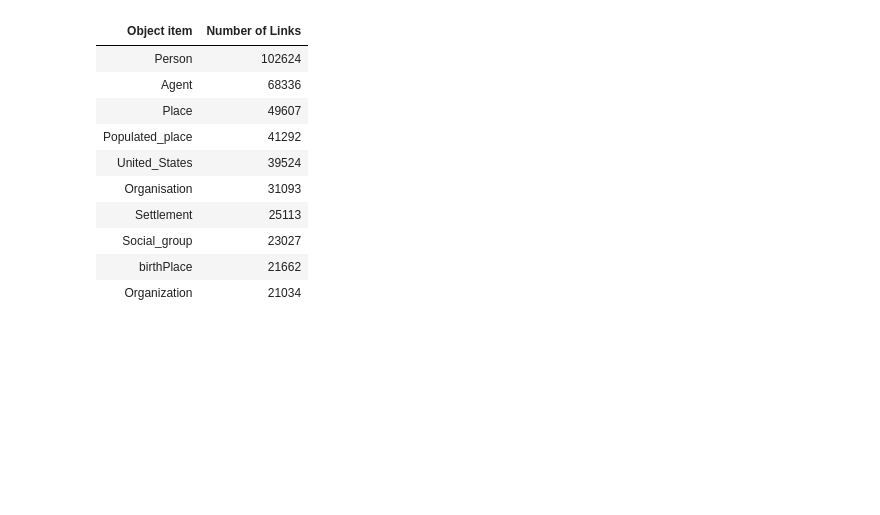
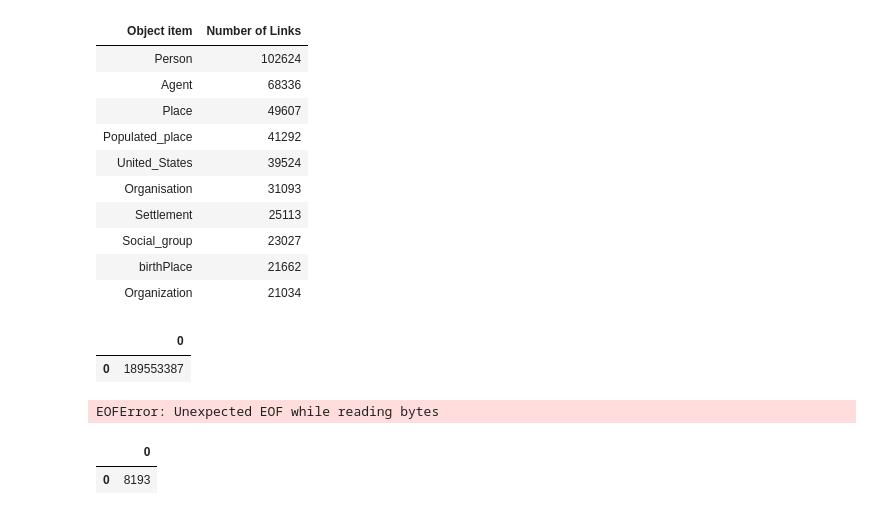
Before and after one commit to Snedashkovsky/knowledge_graph_research, a Jupyter notebook: process_raw_knowledge_graph_in_ch.ipynb, the cells around one changed output. Saved outputs shown, nothing was run; the diff lists cells and outputs as text; code cells hidden in the pictures; blank space fills up the shorter version.

```diff
--- a/process_raw_knowledge_graph_in_ch.ipynb
+++ b/process_raw_knowledge_graph_in_ch.ipynb
@@ -7,8 +8,0 @@ from IPython.display import HTML
-# %%
-CLICKHOUSE_HOST = 'localhost'
-COMPRESSION = 'lz4'
-DROP_TABLE = True
-CREATE_TABLE = True
-INSERT_INTO_TABLES = True
-client = Client(host=CLICKHOUSE_HOST)
-execute = client.execute
@@ -15,9 +13,6 @@ execute = client.execute
 # %% [markdown]
 ## Drop and Create the knowledge_graph_raw table
 # %%
-def load_from_ch_to_df(sql_query, columns=None):
-    return DataFrame(execute(sql_query), columns=columns)
-
 if DROP_TABLE:
     execute('DROP TABLE IF EXISTS knowledge_graph_processed')
     execute('DROP TABLE IF EXISTS subject_processed_agg')
@@ -292,3 +287,33 @@ Top Objects in the Graph
 | Social_group | 23027 |
 | birthPlace | 21662 |
 | Organization | 21034 |
+# %%
+execute('SET max_memory_usage = 200000000000;')
+load_from_ch_to_df('''
+    SELECT
+        count(DISTINCT subject) as "Number of Subjects"
+    FROM knowledge_graph_wikidata_raw;
+''')
+# %% [output]
+|  | 0 |
+| 0 | 189553387 |
+# %%
+execute('SET max_memory_usage = 200000000000;')
+res = execute('''
+    SELECT
+        count(DISTINCT object) as "Number of Objects"
+    FROM knowledge_graph_wikidata_raw;
+''')
+res
+# %% [output]
+EOFError: Unexpected EOF while reading bytes
+# %%
+execute('SET max_memory_usage = 200000000000;')
+load_from_ch_to_df('''
+    SELECT
+        count(DISTINCT predicate) as "Number of Predicate"
+    FROM knowledge_graph_wikidata_raw;
+''')
+# %% [output]
+|  | 0 |
+| 0 | 8193 |
```
Also changed, not shown: parts of 2 cells of this notebook, 8 other files.
